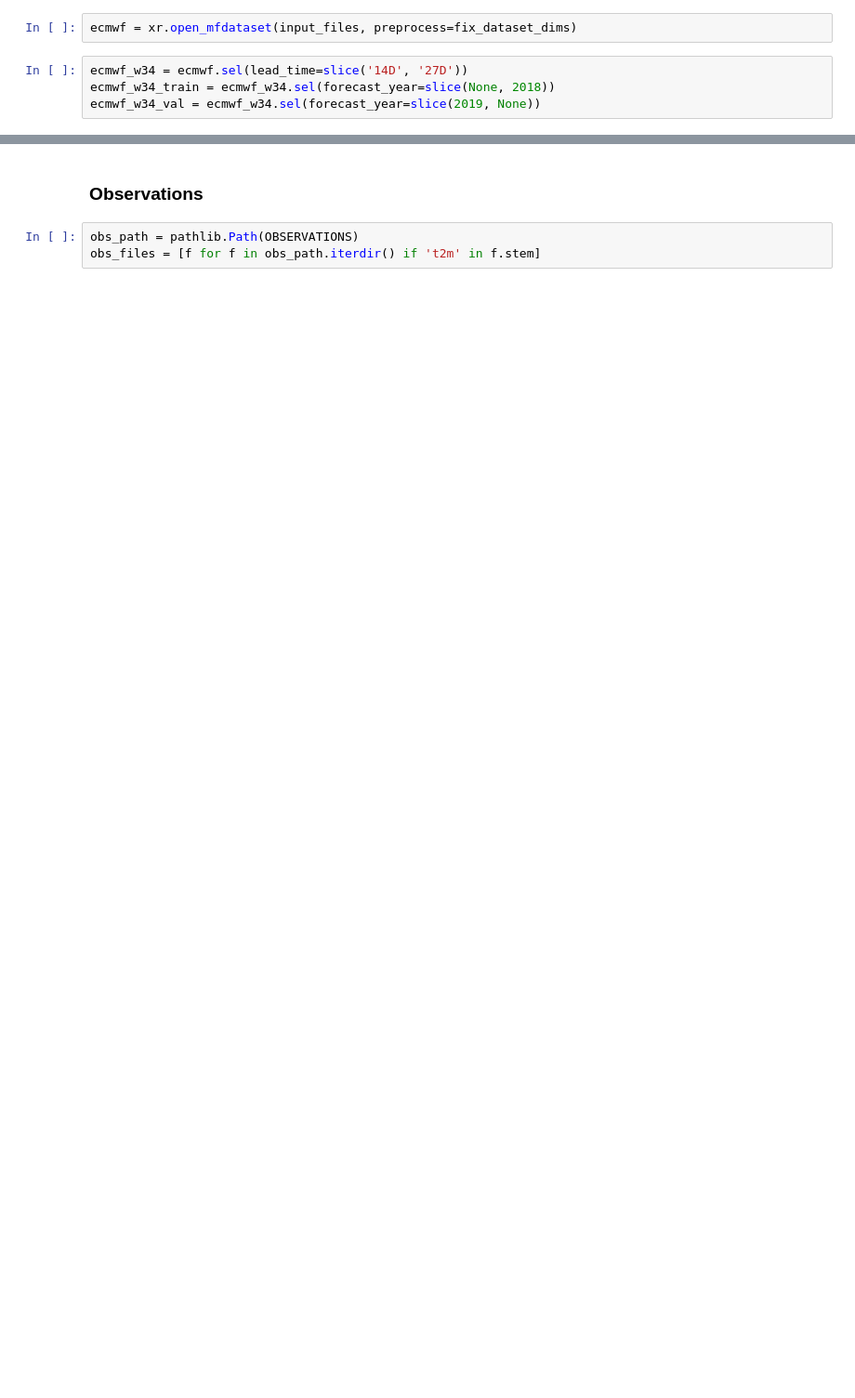
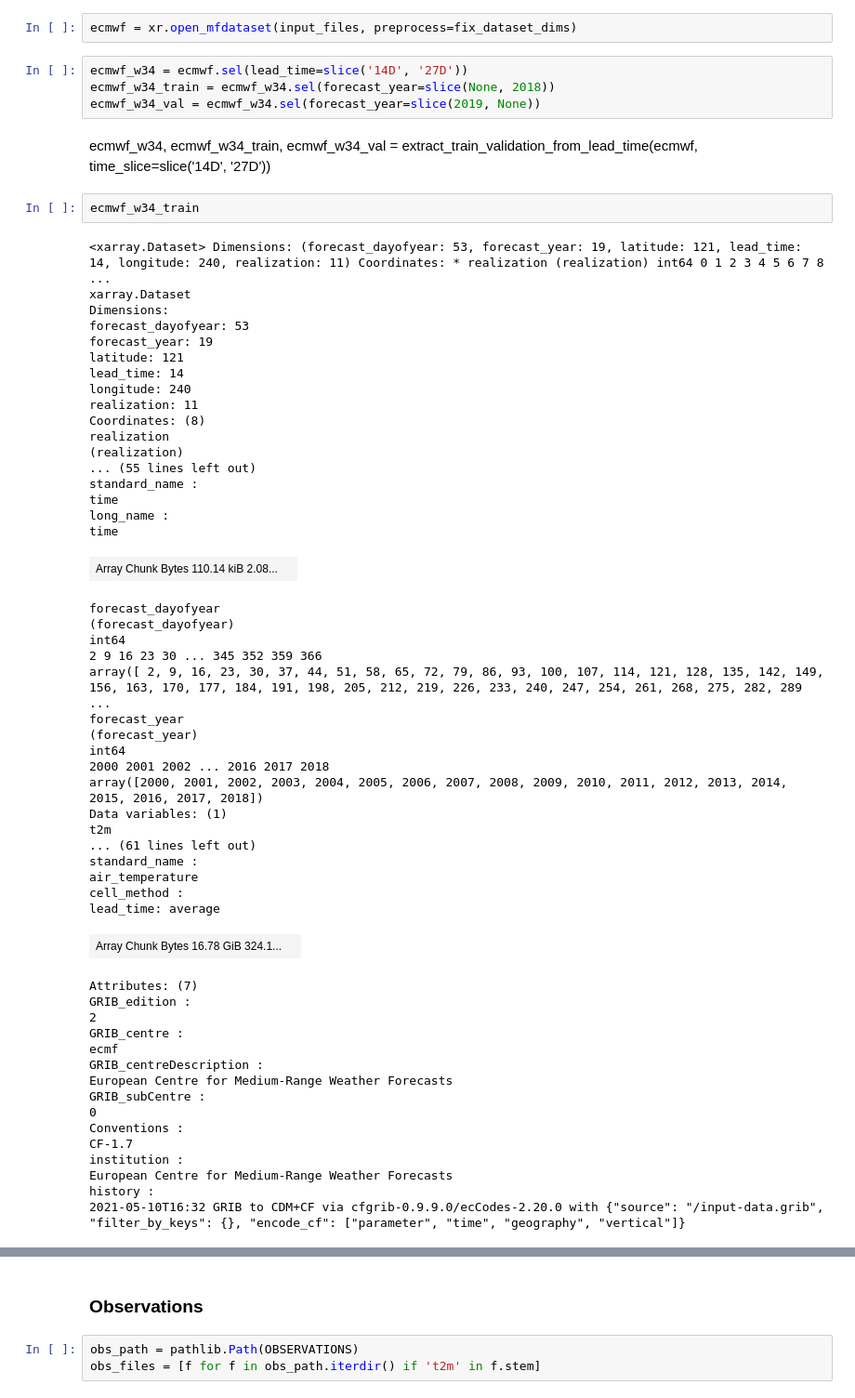
Before and after one commit to crim-ca/crims2s, a Jupyter notebook: notebooks/debias-ecmwf-02.ipynb, the cells around one changed output, grey strips where cells are left out. Shown at 93% size. Cells and saved outputs as stored; diff of their text form; blank space fills up the shorter version.

```diff
--- a/notebooks/debias-ecmwf-02.ipynb
+++ b/notebooks/debias-ecmwf-02.ipynb
@@ -59,5 +103,61 @@ ecmwf = xr.open_mfdataset(input_files, preprocess=fix_dataset_dims)
 ecmwf_w34 = ecmwf.sel(lead_time=slice('14D', '27D'))
 ecmwf_w34_train = ecmwf_w34.sel(forecast_year=slice(None, 2018))
 ecmwf_w34_val = ecmwf_w34.sel(forecast_year=slice(2019, None))
+# %% [markdown]
+ecmwf_w34, ecmwf_w34_train, ecmwf_w34_val = extract_train_validation_from_lead_time(ecmwf, time_slice=slice('14D', '27D'))
+# %%
+ecmwf_w34_train
+# %% [output]
+<xarray.Dataset> Dimensions: (forecast_dayofyear: 53, forecast_year: 19, latitude: 121, lead_time: 14, longitude: 240, realization: 11) Coordinates: * realization (realization) int64 0 1 2 3 4 5 6 7 8 ...
+xarray.Dataset
+Dimensions:
+forecast_dayofyear: 53
+forecast_year: 19
+latitude: 121
+lead_time: 14
+longitude: 240
+realization: 11
+Coordinates: (8)
+realization
+(realization)
+... (55 lines left out)
+standard_name :
+time
+long_name :
+time
+| Array Chunk Bytes 110.14 kiB 2.08... |  |
+forecast_dayofyear
+(forecast_dayofyear)
+int64
+2 9 16 23 30 ... 345 352 359 366
+array([ 2, 9, 16, 23, 30, 37, 44, 51, 58, 65, 72, 79, 86, 93, 100, 107, 114, 121, 128, 135, 142, 149, 156, 163, 170, 177, 184, 191, 198, 205, 212, 219, 226, 233, 240, 247, 254, 261, 268, 275, 282, 289 ...
+forecast_year
+(forecast_year)
+int64
+2000 2001 2002 ... 2016 2017 2018
+array([2000, 2001, 2002, 2003, 2004, 2005, 2006, 2007, 2008, 2009, 2010, 2011, 2012, 2013, 2014, 2015, 2016, 2017, 2018])
+Data variables: (1)
+t2m
+... (61 lines left out)
+standard_name :
+air_temperature
+cell_method :
+lead_time: average
+| Array Chunk Bytes 16.78 GiB 324.1... |  |
+Attributes: (7)
+GRIB_edition :
+2
+GRIB_centre :
+ecmf
+GRIB_centreDescription :
+European Centre for Medium-Range Weather Forecasts
+GRIB_subCentre :
+0
+Conventions :
+CF-1.7
+institution :
+European Centre for Medium-Range Weather Forecasts
+history :
+2021-05-10T16:32 GRIB to CDM+CF via cfgrib-0.9.9.0/ecCodes-2.20.0 with {"source": "/input-data.grib", "filter_by_keys": {}, "encode_cf": ["parameter", "time", "geography", "vertical"]}
 # %%
 ecmwf_w34_val
```
Also changed, not shown: parts of 52 cells of this notebook.
